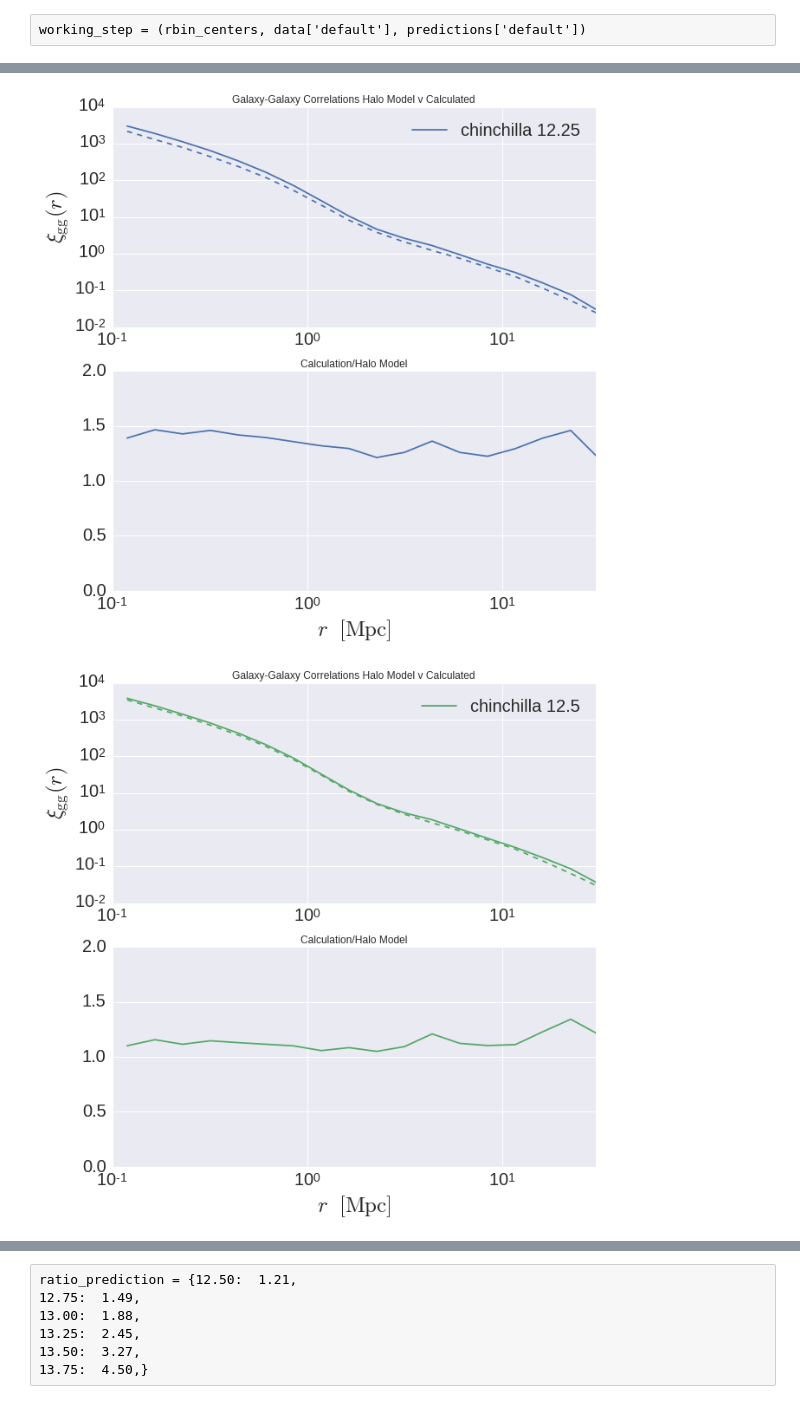
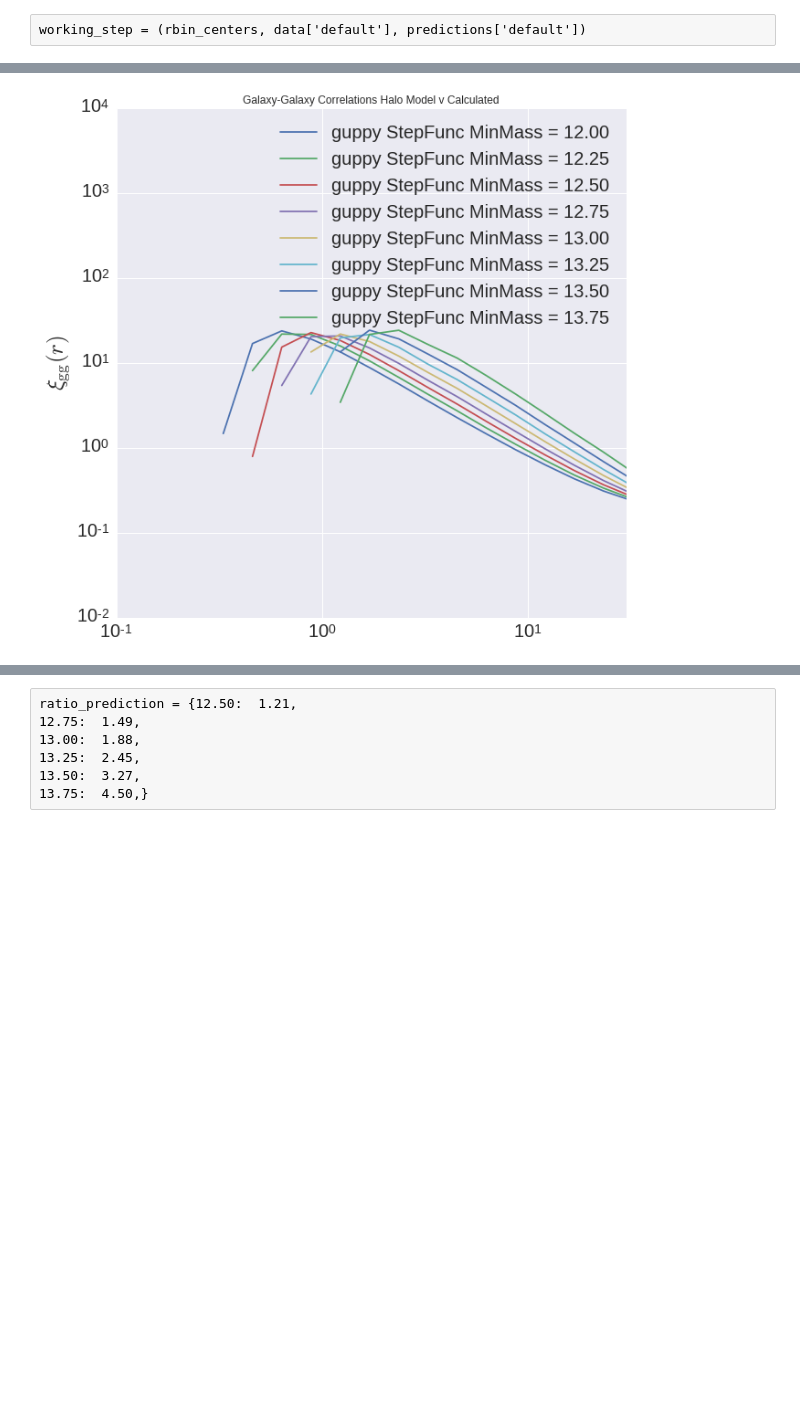
Before and after one commit to mclaughlin6464/HODEmulator, a Jupyter notebook: predictionsVCalculated.ipynb, the cells around one changed output, grey strips where cells are left out. Drawn from its saved outputs; the diff is of its cells as text; code cells hidden in the pictures; blank space fills up the shorter version.

```diff
--- a/predictionsVCalculated.ipynb
+++ b/predictionsVCalculated.ipynb
@@ -14,7 +14,7 @@ colors = cycle(sns.color_palette())
 a = 1.0
 outputdir = '/u/ki/swmclau2/des/HODOutput/'
 
-sim = 'chinchilla'
+sim = 'guppy'
 datadir = outputdir+'%s_step_tests/'%sim
 
 #rbins = np.logspace(-1, 1.25, 15)
@@ -36,6 +36,6 @@ predictions['default'] = np.loadtxt('/u/ki/swmclau2/des/HODOutput/test2')
 data = {}
 predictions = {}
 #for mMin in [12.0+i*0.25 for i in xrange(8)]:
-for mMin in [ 12.25, 12.50, 12.75, 13.0, 13.25, 13.5, 13.75]:
-    data[mMin] = np.loadtxt(datadir+'xi_all_%.3f_default_400_2048_mm_%.2f.npy'%(a,mMin) )
-    predictions[mMin] = np.loadtxt('/u/ki/swmclau2/des/HODOutput/xi_chinchilla/redm_Mmin%.2f'%(mMin) )
+for mMin in [12.0, 12.25, 12.50, 12.75, 13.0, 13.25, 13.5, 13.75]:
+    data[mMin] = np.loadtxt(datadir+'corr_%.3f_stepFunc_mm_%.2f.npy'%(a,mMin) )
+    #predictions[mMin] = np.loadtxt('/u/ki/swmclau2/des/HODOutput/xi_chinchilla/redm_Mmin%.2f'%(mMin) )
@@ -50,35 +89,24 @@ rbin_centers = (rbins[1:]+rbins[:-1])/2 #Here or in the loop?
 # %%
-for (label, xi_all), color in zip(sorted(data.iteritems()), colors):
-    fig = plt.figure(figsize = (10,10))
+fig = plt.figure(figsize = (10,10))
+for mMin, color in zip(sorted(data.iterkeys()), colors):
+    #rbins = np.logspace(-1, 1.7, 20)
+    #rbin_centers = (rbins[1:]+rbins[:-1])/2
 
-    plt.subplot(211)
-    plt.plot(predictions[label][:, 0], xi_all, label = '%s %s'%(sim, label), color = color)
-    plt.plot(predictions[label][:, 0], predictions[label][:, 1], ls = '--', color = color)
+    plt.plot(data[mMin][0, :], data[mMin][1,:], label = '%s StepFunc MinMass = %.2f'%(sim, mMin), color = color)
+    #plt.plot(rbin_centers, data[mMin], label = '%s RedMagic MinMass = %.2f'%(sim, mMin), color = color)
+    #plt.plot(predictions[mMin][:,0], predictions[mMin][:,1], ls = '--', color = color  )
 
-    plt.title('Galaxy-Galaxy Correlations Halo Model v Calculated')
-    plt.xlim(xmin = 0.1, xmax = 30)
-    plt.ylim(ymin = 1e-2, ymax = 1e4)
-    plt.loglog()
-    plt.xticks(fontsize=20)
-    plt.yticks(fontsize=20)
-    #plt.xlabel(r'$r $  $\rm{[Mpc]}$', fontsize=25)
-    plt.ylabel(r'$\xi_{\rm gg}(r)$', fontsize=25)
-    plt.legend(loc='best', fontsize=20)
 
-    plt.subplot(212)
-    plt.title('Calculation/Halo Model')
-    interp = np.interp(predictions[label][:,0], rbin_centers, data[label])
-    plt.plot(predictions[label][:,0], interp/predictions[label][:,1], color = color)
+plt.title('Galaxy-Galaxy Correlations Halo Model v Calculated')
+plt.xlim(xmin = 0.1, xmax = 30)
+plt.ylim(ymin = 1e-2, ymax = 1e4)
+plt.loglog()
+plt.xticks(fontsize=20)
+plt.yticks(fontsize=20)
+#plt.xlabel(r'$r $  $\rm{[Mpc]}$', fontsize=25)
+plt.ylabel(r'$\xi_{\rm gg}(r)$', fontsize=25)
+plt.legend(loc='best', fontsize=20)
 
-    plt.xlim(xmin = 0.1, xmax = 30)
-    plt.ylim(ymin = 0, ymax = 2)
-    #plt.loglog()
-    plt.xscale('log')
-    plt.xticks(fontsize=20)
-    plt.yticks(fontsize=20)
-    plt.xlabel(r'$r $  $\rm{[Mpc]}$', fontsize=25)
-
-    plt.show()
+plt.show()
 # %% [output]
-[figure, old version]
+[figure, new version]
-[figure, removed]
```
Also changed, not shown: parts of 7 cells of this notebook, 3 other files.
